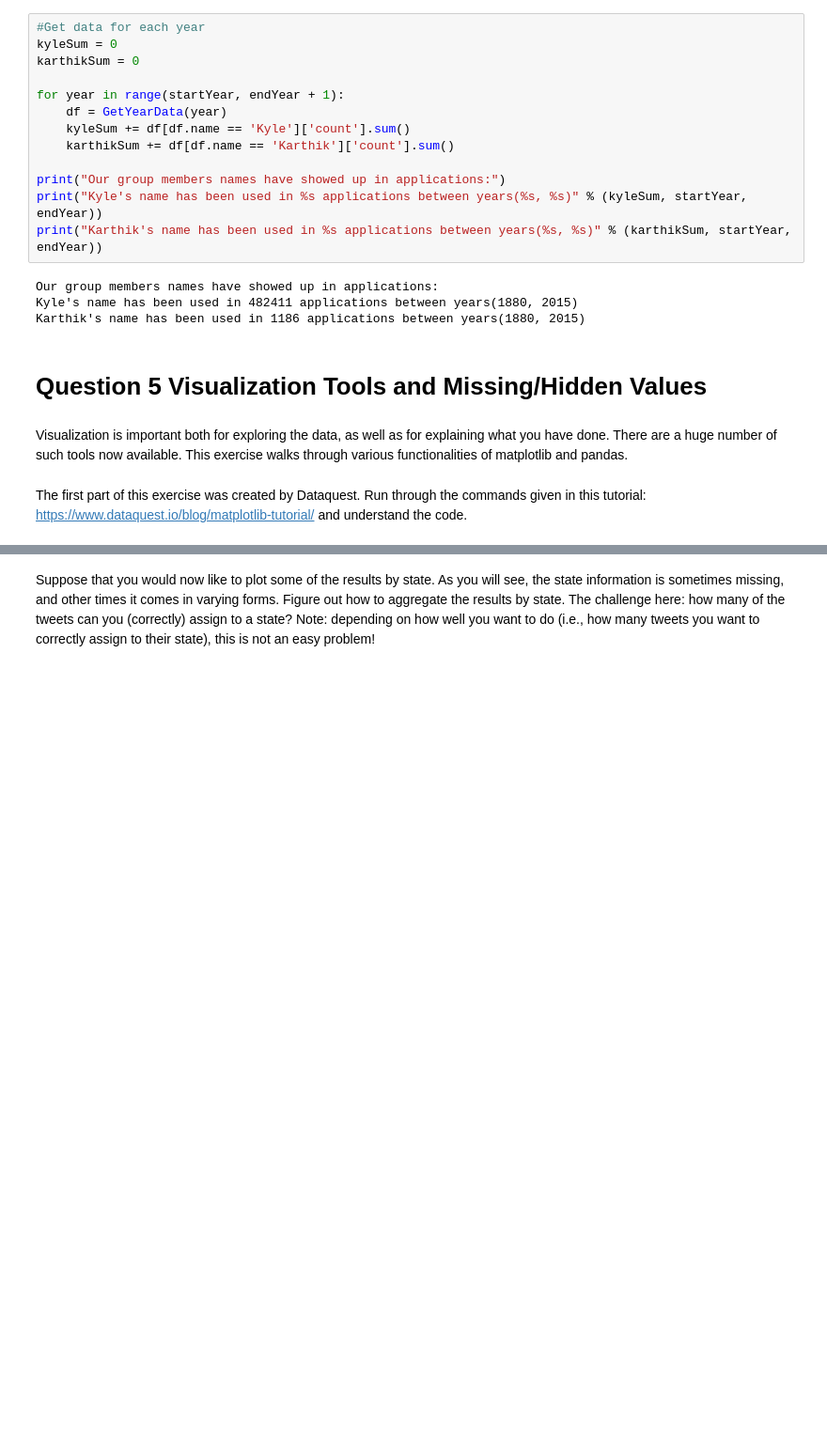
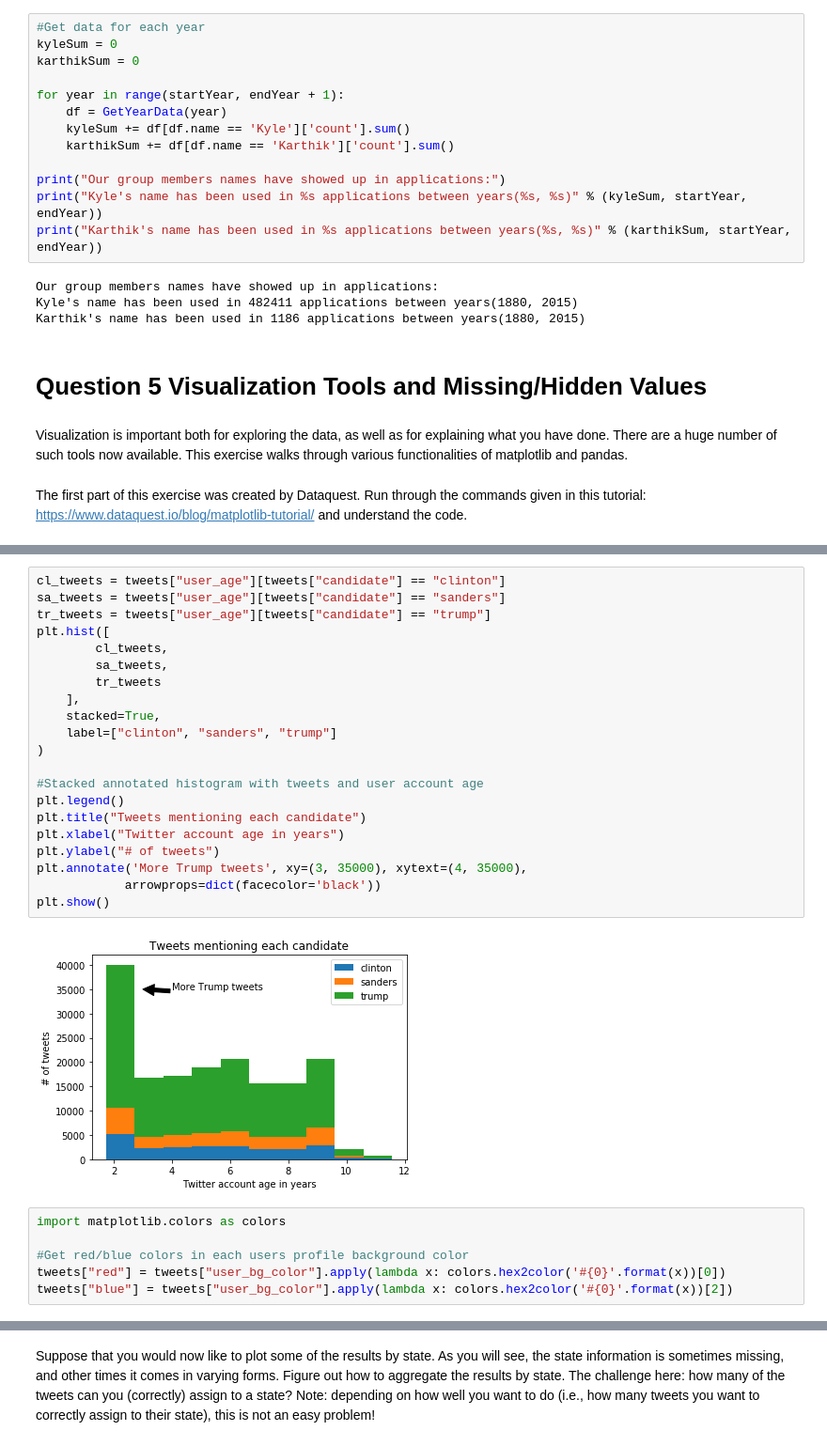
Before and after one commit to KylePolansky/EE379K-DS, a Jupyter notebook: Lab2/Lab2.ipynb, the cells around one changed output, grey strips where cells are left out. Shown at 94% size. Saved outputs shown, nothing was run; the diff lists cells and outputs as text; blank space fills up the shorter version.

```diff
--- a/Lab2/Lab2.ipynb
+++ b/Lab2/Lab2.ipynb
@@ -212,0 +274,29 @@ The first part of this exercise was created by Dataquest. Run through the comman
+# %%
+cl_tweets = tweets["user_age"][tweets["candidate"] == "clinton"]
+sa_tweets = tweets["user_age"][tweets["candidate"] == "sanders"]
+tr_tweets = tweets["user_age"][tweets["candidate"] == "trump"]
+plt.hist([
+        cl_tweets,
+        sa_tweets,
+        tr_tweets
+    ],
+    stacked=True,
+    label=["clinton", "sanders", "trump"]
+)
+
+#Stacked annotated histogram with tweets and user account age
+plt.legend()
+plt.title("Tweets mentioning each candidate")
+plt.xlabel("Twitter account age in years")
+plt.ylabel("# of tweets")
+plt.annotate('More Trump tweets', xy=(3, 35000), xytext=(4, 35000),
+            arrowprops=dict(facecolor='black'))
+plt.show()
+# %% [output]
+[figure, added]
+# %%
+import matplotlib.colors as colors
+
+#Get red/blue colors in each users profile background color
+tweets["red"] = tweets["user_bg_color"].apply(lambda x: colors.hex2color('#{0}'.format(x))[0])
+tweets["blue"] = tweets["user_bg_color"].apply(lambda x: colors.hex2color('#{0}'.format(x))[2])
```
Also changed, not shown: parts of 10 cells of this notebook, 1 other file.
